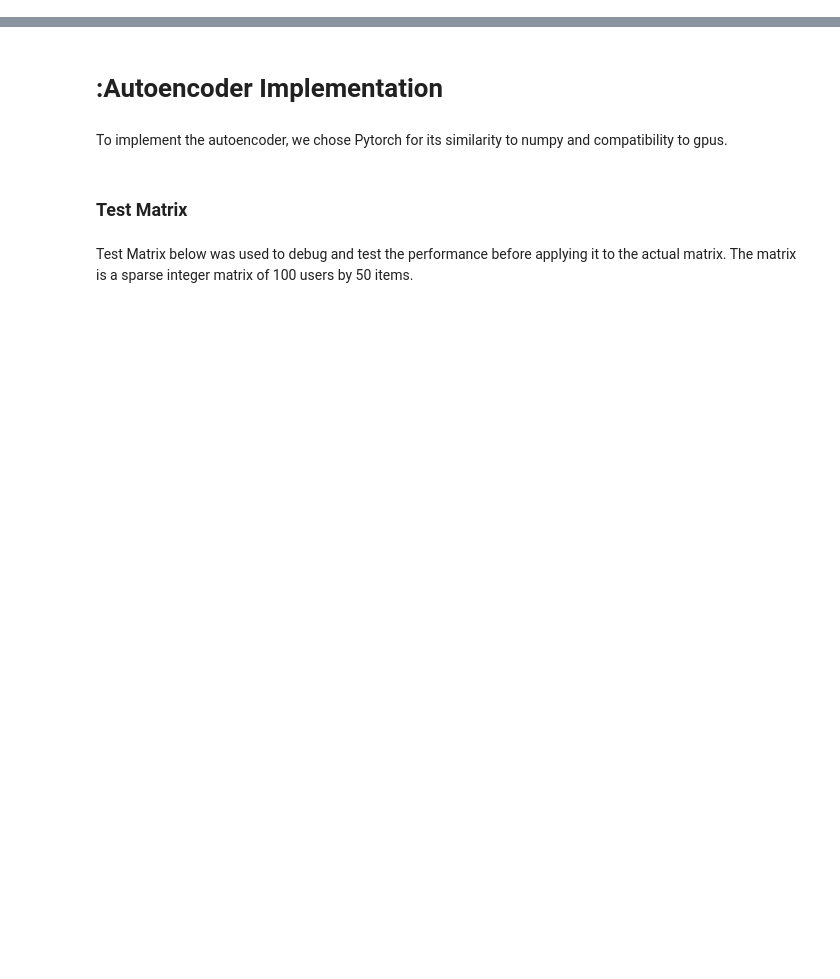
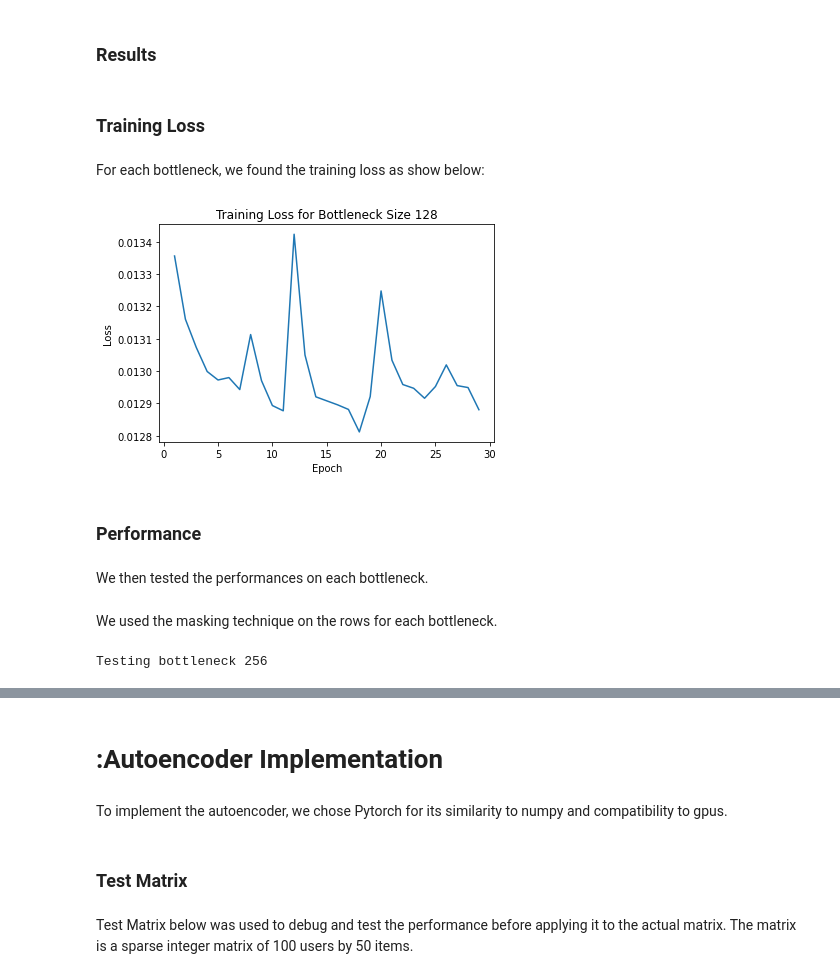
Before and after one commit to jinks145/pj_fireteam-108c, a Jupyter notebook: autoencoder.ipynb, the cells around one changed output, grey strips where cells are left out. Cells and saved outputs as stored; diff of their text form; code cells hidden in the pictures; blank space fills up the shorter version.

```diff
--- a/autoencoder.ipynb
+++ b/autoencoder.ipynb
@@ -0,0 +229,3 @@
+# %%
+user_ratings = pd.read_csv('ratings_user_tagged.csv.gzip',compression='gzip')
+# user_ratings = user_ratings.fillna(0)
@@ -0,0 +254,2 @@
+# %%
+bottlenecks = [128]
@@ -0,0 +258,18 @@
+# %%
+import os
+%timeit
+if testing_mode:
+	print('Tested')
+# check if folder exists
+# elif os.path.isdir('models'):
+# 	model = torch.load('amazon_model.pt')
+# 	model.load_state_dict(torch.load('amazon_model_weights.pt'))
+else:
+    batch_size = 128
+    for bottleneck in bottlenecks:
+        print(f"=== training k={bottleneck} model ===\n")
+        os.makedirs('models', exist_ok=True)
+        os.makedirs('models/weights', exist_ok=True)
+        os.makedirs('models/model', exist_ok=True)
+        fit_by_bottleneck(user_ratings, device, bottleneck)
+        print(f"=== training k={bottleneck} model complete===")
@@ -0,0 +404,26 @@
+# %% [markdown]
+### Results
+# %% [markdown]
+### Training Loss
+# %%
+import matplotlib.pyplot as plt
+def plot_training_loss(bottleneck: int):
+	loss = pd.read_csv(f'models/training_losses/{bottleneck}.csv')
+	plt.plot(loss['epochs'], loss['training losses'])
+	plt.title(f'Training Loss for Bottleneck Size {bottleneck}')
+	plt.xlabel('Epoch')
+	plt.ylabel('Loss')
+# %% [markdown]
+For each bottleneck, we found the training loss as show below:
+# %%
+fig, ax = plt.subplots()
+for bottleneck in bottlenecks:
+
+	plot_training_loss(bottleneck)
+	plt.show()
+# %% [output]
+[figure, added]
+# %% [markdown]
+### Performance
+# %% [markdown]
+We then tested the performances on each bottleneck.
@@ -0,0 +432,7 @@
+# %% [markdown]
+We used the masking technique on the rows for each bottleneck.
+# %%
+bottleneck_results = [test_bottleneck(user_ratings, device, k) for k in bottlenecks]
+# bottleneck_results = test_bottleneck(user_ratings, device, 5)
+# %% [output]
+Testing bottleneck 256
```
Also changed, not shown: parts of 55 cells of this notebook.
